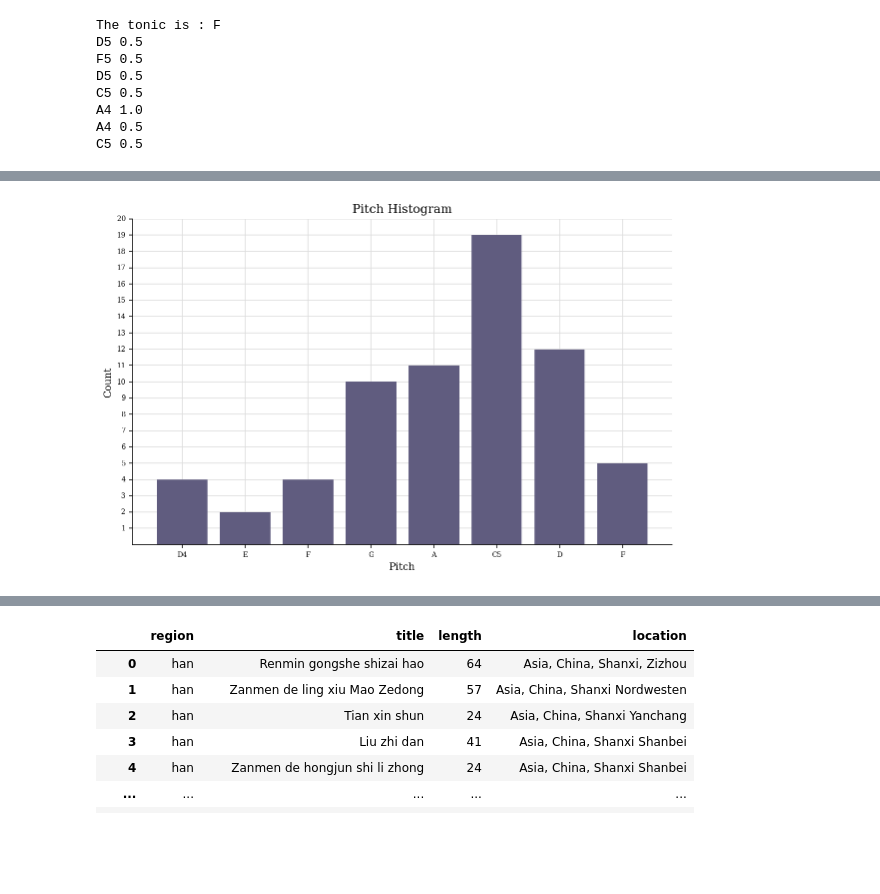
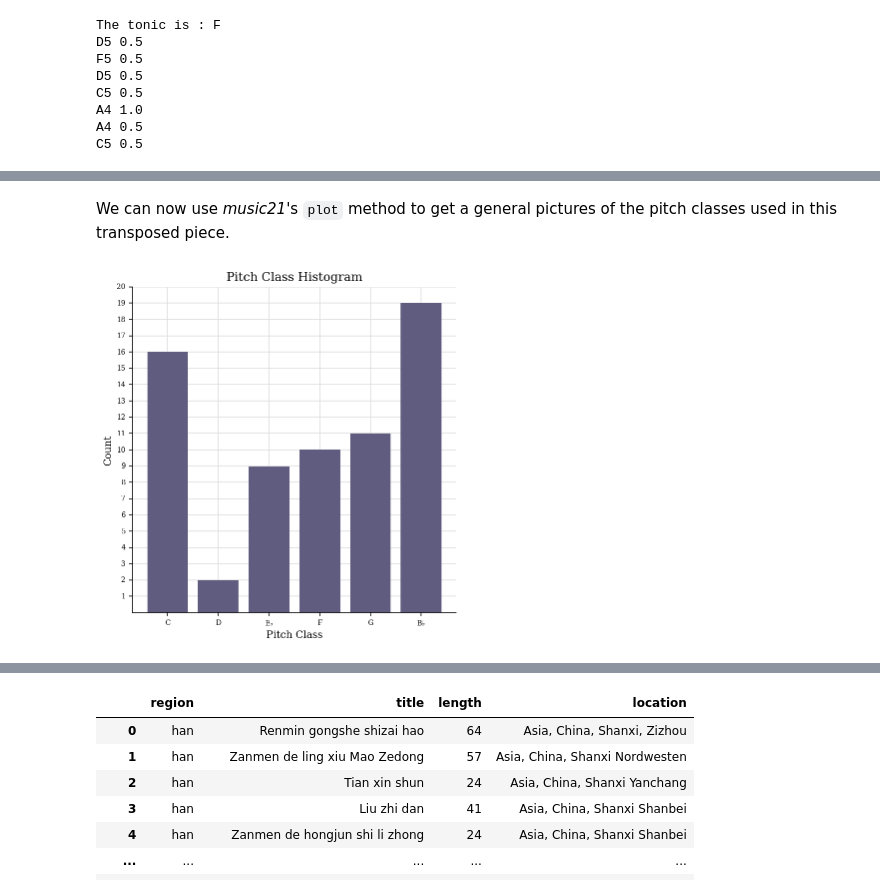
Before and after one commit to ravinitheshreddy/Digital-Musicology-Project, a Jupyter notebook: milestone2.ipynb, the cells around one changed output, grey strips where cells are left out. Cells and saved outputs as stored; diff of their text form; code cells hidden in the pictures; blank space fills up the shorter version.

```diff
--- a/milestone2.ipynb
+++ b/milestone2.ipynb
@@ -110,4 +114,8 @@ Some plots related to the piece. These plots are mostly not useful for us. Howev
+# %%
+transposed_score = score.transpose(-2)
+# %% [markdown]
+We can now use *music21*'s `plot` method to get a general pictures of the pitch classes used in this transposed piece.
 # %%
-score.plot('histogram', 'pitch')
+transposed_score.plot('histogram', 'pitchclass')
 # %% [output]
-[figure, old version]
+[figure, new version]
```
Also changed, not shown: parts of 50 cells of this notebook, 1 other file.
